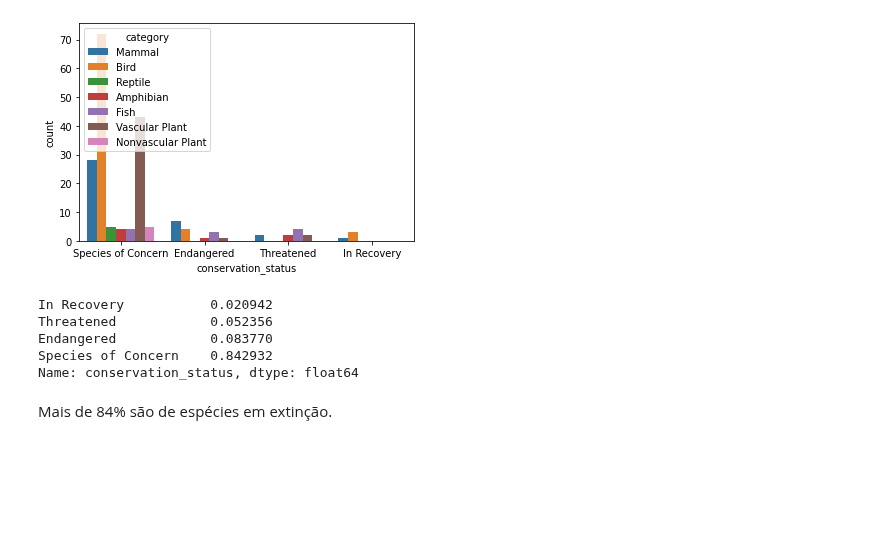
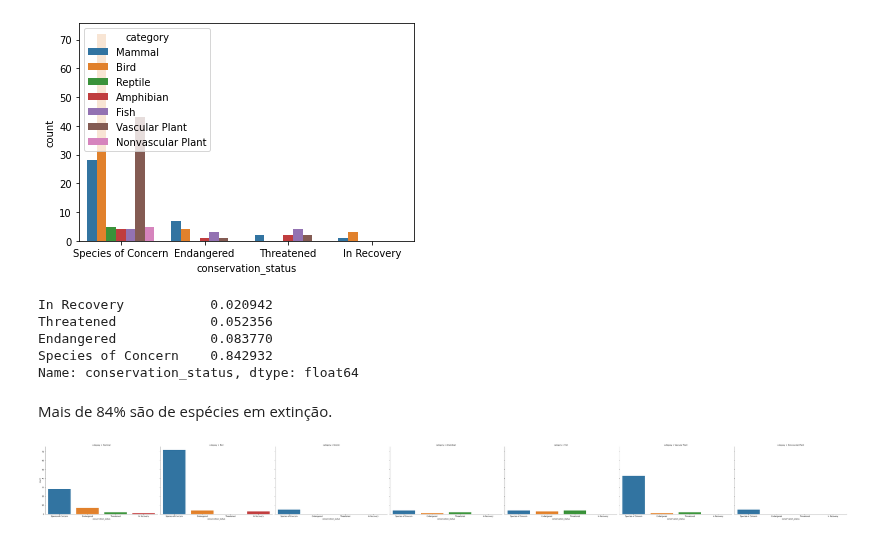
Before and after one commit to cacaprog/Exercises, a Jupyter notebook: Biodiversity/biodiversity.ipynb, the cells around one changed output. Drawn from its saved outputs; the diff is of its cells as text; code cells hidden in the pictures; blank space fills up the shorter version.

Commit message:
Uma visão gráfica para avaliar conservation_status e category

```diff
--- a/Biodiversity/biodiversity.ipynb
+++ b/Biodiversity/biodiversity.ipynb
@@ -236,3 +236,11 @@ Species of Concern    0.842932
 Name: conservation_status, dtype: float64
 # %% [markdown]
 Mais de 84% são de espécies em extinção.
+# %%
+employ_fig = sns.catplot(data=df_species,
+kind="count",
+x="conservation_status", col="category",
+aspect=1.5,
+height=6)
+# %% [output]
+[figure, added]
```
